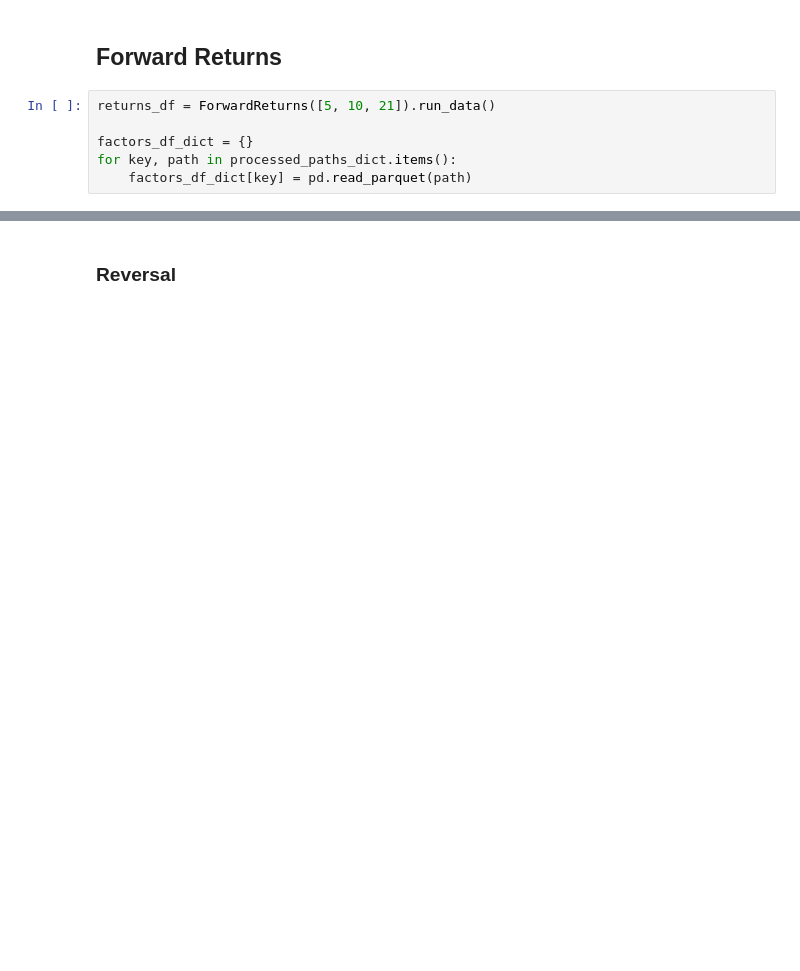
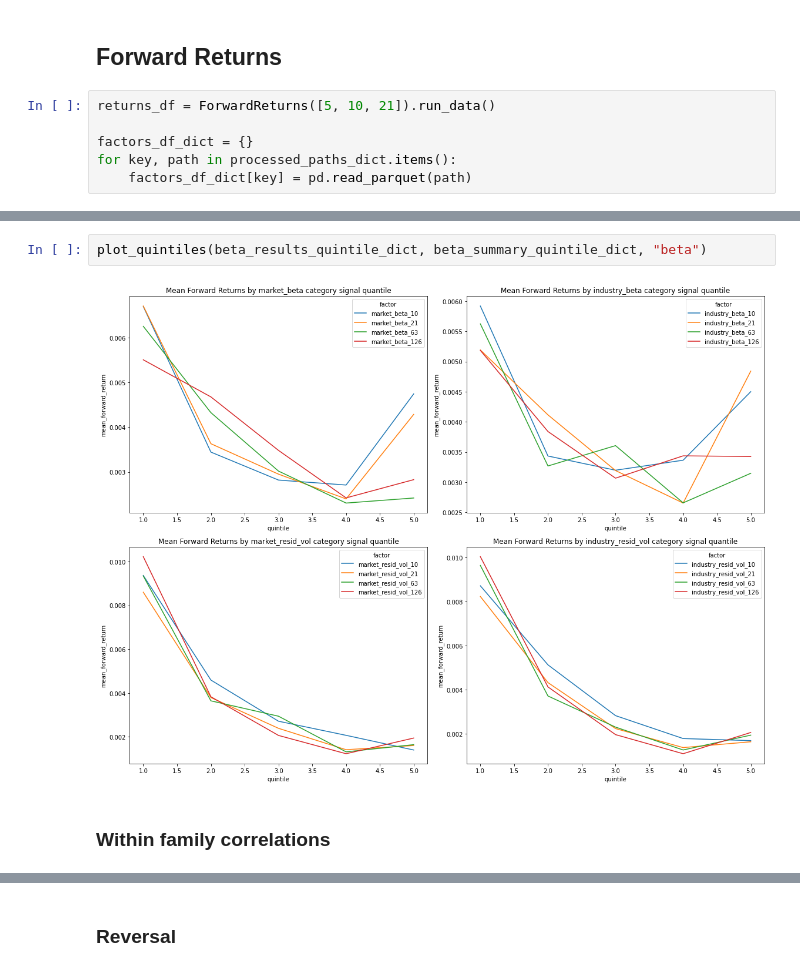
Before and after one commit to hungryfire267/systematic-equities-research, a Jupyter notebook: notebooks/research.ipynb, the cells around one changed output, grey strips where cells are left out. Drawn from its saved outputs; the diff is of its cells as text; blank space fills up the shorter version.

```diff
--- a/notebooks/research.ipynb
+++ b/notebooks/research.ipynb
@@ -82,0 +71,6 @@ plot_ic_summary_bar(beta_ic_dict, beta_results_df, "beta", metric="mean_ic")
+# %%
+plot_quintiles(beta_results_quintile_dict, beta_summary_quintile_dict, "beta")
+# %% [output]
+[figure, added]
+# %% [markdown]
+### Within family correlations
```
Also changed, not shown: parts of 67 cells of this notebook, 2 other files.
